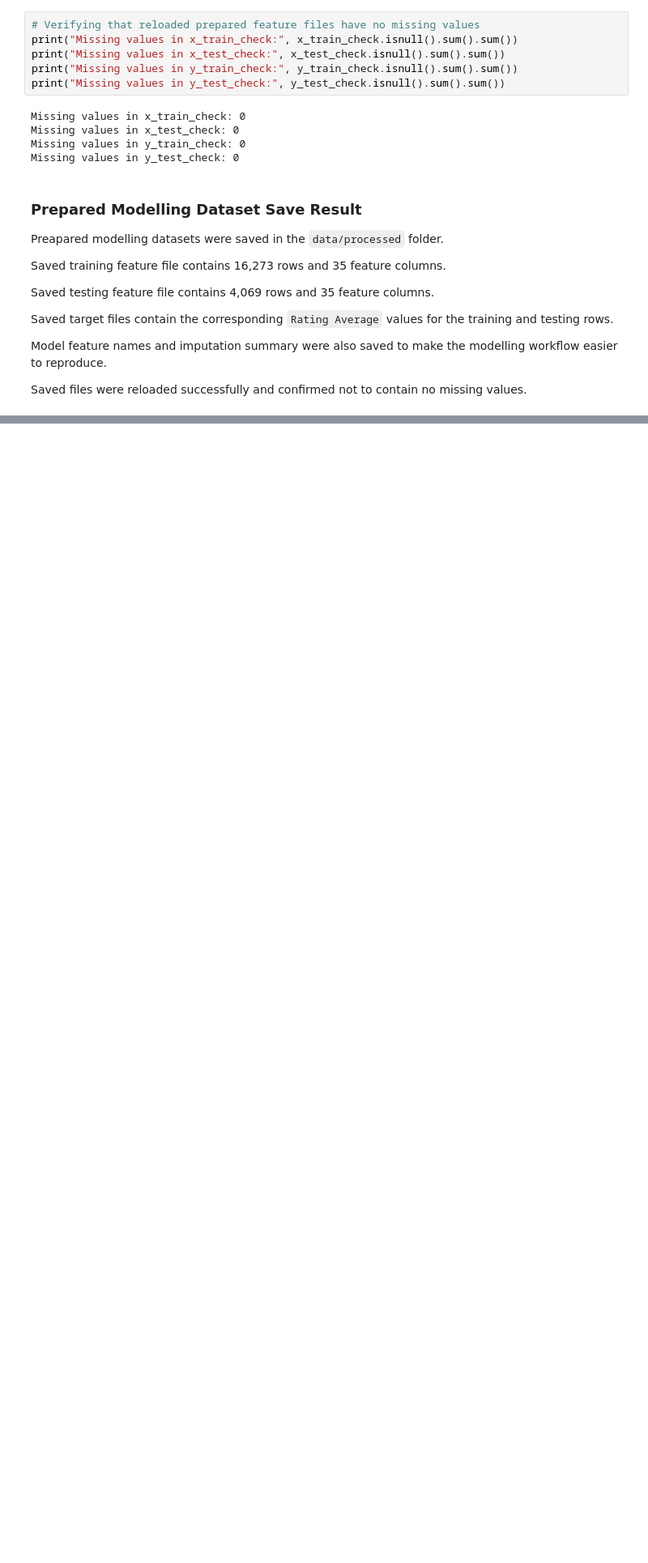
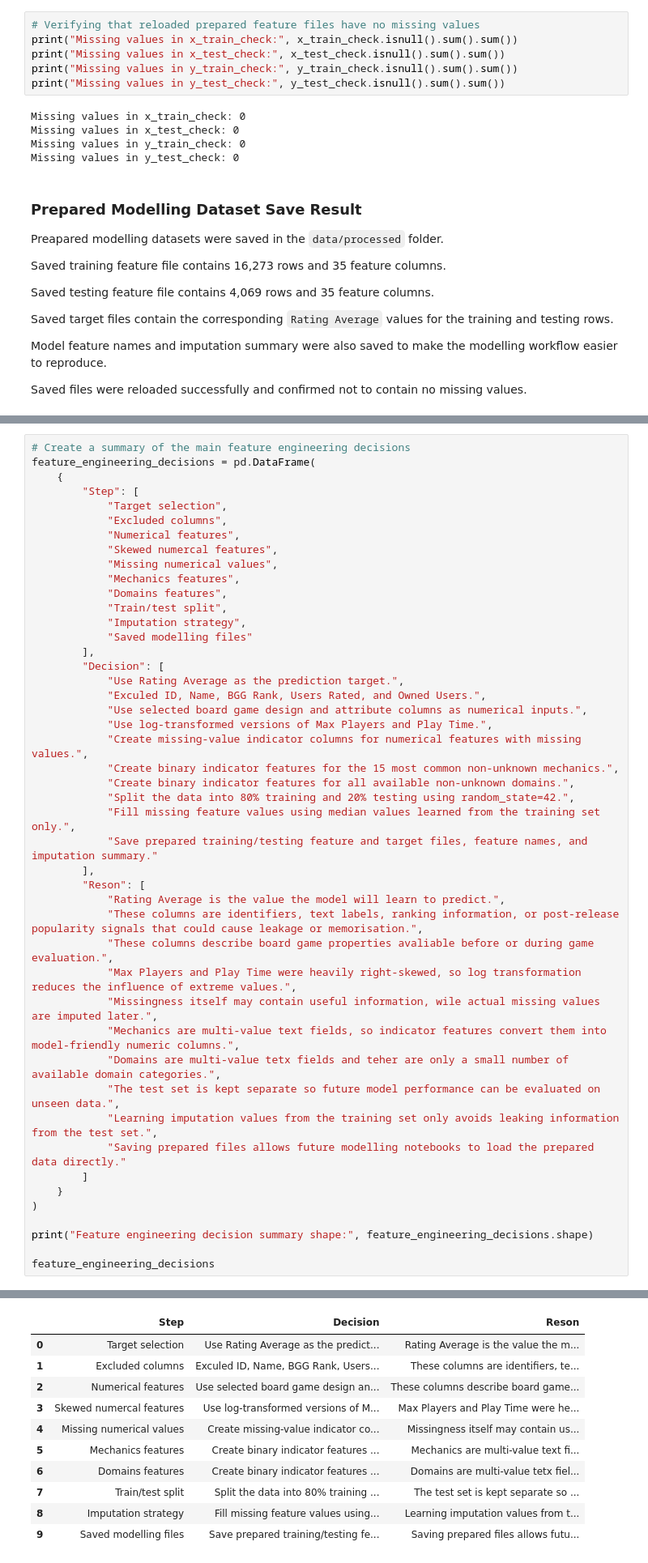
Before and after one commit to Agnogh/board-game-rating-predictor, a Jupyter notebook: notebooks/04_feature_engineering_model_preparation.ipynb, the cells around one changed output, grey strips where cells are left out. Shown at 81% size. Drawn from its saved outputs; the diff is of its cells as text; blank space fills up the shorter version.

```diff
--- a/notebooks/04_feature_engineering_model_preparation.ipynb
+++ b/notebooks/04_feature_engineering_model_preparation.ipynb
@@ -1276,0 +1283,47 @@ Saved files were reloaded successfully and confirmed not to contain no missing v
+# %%
+# Create a summary of the main feature engineering decisions
+feature_engineering_decisions = pd.DataFrame(
+    {
+        "Step": [
+            "Target selection",
+            "Excluded columns",
+            "Numerical features",
+            "Skewed numercal features",
+            "Missing numerical values",
+            "Mechanics features",
+            "Domains features",
+            "Train/test split",
+            "Imputation strategy",
+            "Saved modelling files"
+        ],
+        "Decision": [
+            "Use Rating Average as the prediction target.",
+            "Exculed ID, Name, BGG Rank, Users Rated, and Owned Users.",
+            "Use selected board game design and attribute columns as numerical inputs.",
+            "Use log-transformed versions of Max Players and Play Time.",
+            "Create missing-value indicator columns for numerical features with missing values.",
+            "Create binary indicator features for the 15 most common non-unknown mechanics.",
+            "Create binary indicator features for all available non-unknown domains.",
+            "Split the data into 80% training and 20% testing using random_state=42.",
+            "Fill missing feature values using median values learned from the training set only.",
+            "Save prepared training/testing feature and target files, feature names, and imputation summary."
+        ],
+        "Reson": [
+            "Rating Average is the value the model will learn to predict.",
+            "These columns are identifiers, text labels, ranking information, or post-release popularity signals that could cause leakage or memorisation.",
+            "These columns describe board game properties avaliable before or during game evaluation.",
+            "Max Players and Play Time were heavily right-skewed, so log transformation reduces the influence of extreme values.",
+            "Missingness itself may contain useful information, wile actual missing values are imputed later.",
+            "Mechanics are multi-value text fields, so indicator features convert them into model-friendly numeric columns.",
+            "Domains are multi-value tetx fields and teher are only a small number of available domain categories.",
+            "The test set is kept separate so future model performance can be evaluated on unseen data.",
+            "Learning imputation values from the training set only avoids leaking information from the test set.",
+            "Saving prepared files allows future modelling notebooks to load the prepared data directly."
+        ]
+    }
+)
+
+print("Feature engineering decision summary shape:", feature_engineering_decisions.shape)
+
+feature_engineering_decisions
+# %% [output]
@@ -1276,0 +1331,11 @@ Saved files were reloaded successfully and confirmed not to contain no missing v
+|  | Step | Decision | Reson |
+| 0 | Target selection | Use Rating Average as the predict... | Rating Average is the value the m... |
+| 1 | Excluded columns | Exculed ID, Name, BGG Rank, Users... | These columns are identifiers, te... |
+| 2 | Numerical features | Use selected board game design an... | These columns describe board game... |
+| 3 | Skewed numercal features | Use log-transformed versions of M... | Max Players and Play Time were he... |
+| 4 | Missing numerical values | Create missing-value indicator co... | Missingness itself may contain us... |
+| 5 | Mechanics features | Create binary indicator features ... | Mechanics are multi-value text fi... |
+| 6 | Domains features | Create binary indicator features ... | Domains are multi-value tetx fiel... |
+| 7 | Train/test split | Split the data into 80% training ... | The test set is kept separate so ... |
+| 8 | Imputation strategy | Fill missing feature values using... | Learning imputation values from t... |
+| 9 | Saved modelling files | Save prepared training/testing fe... | Saving prepared files allows futu... |
```
Also changed, not shown: parts of 6 cells of this notebook, 1 other file.
